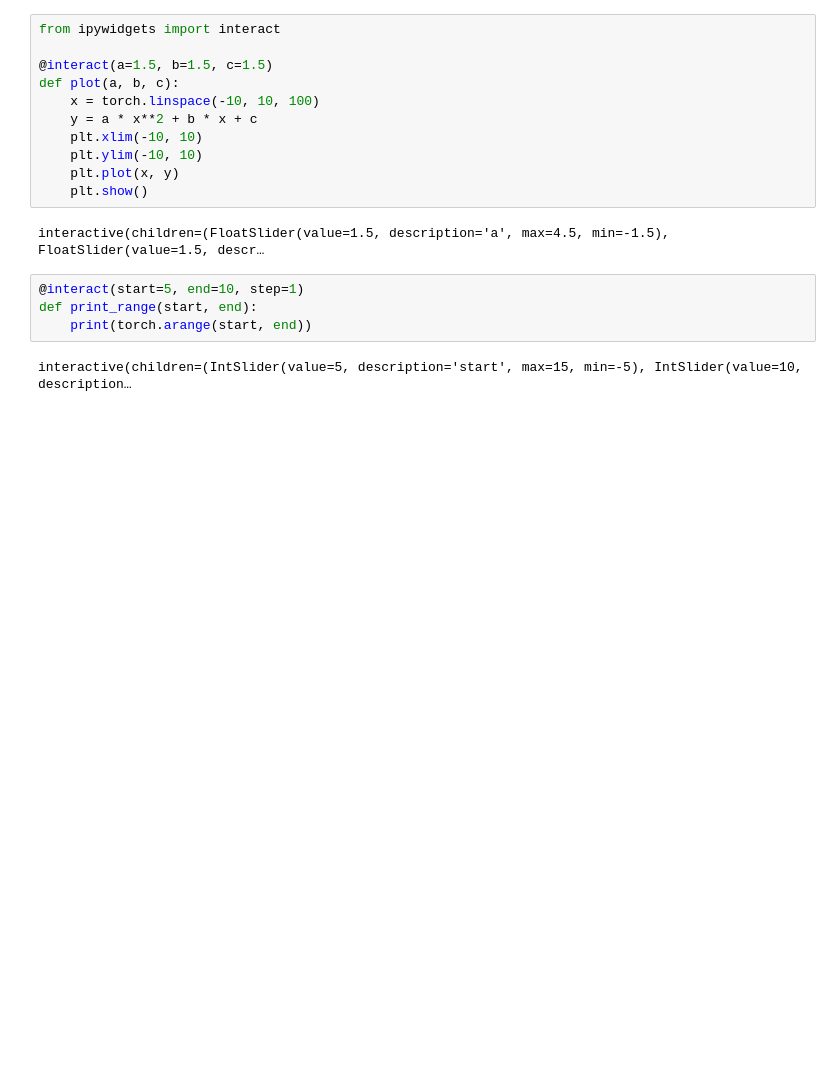
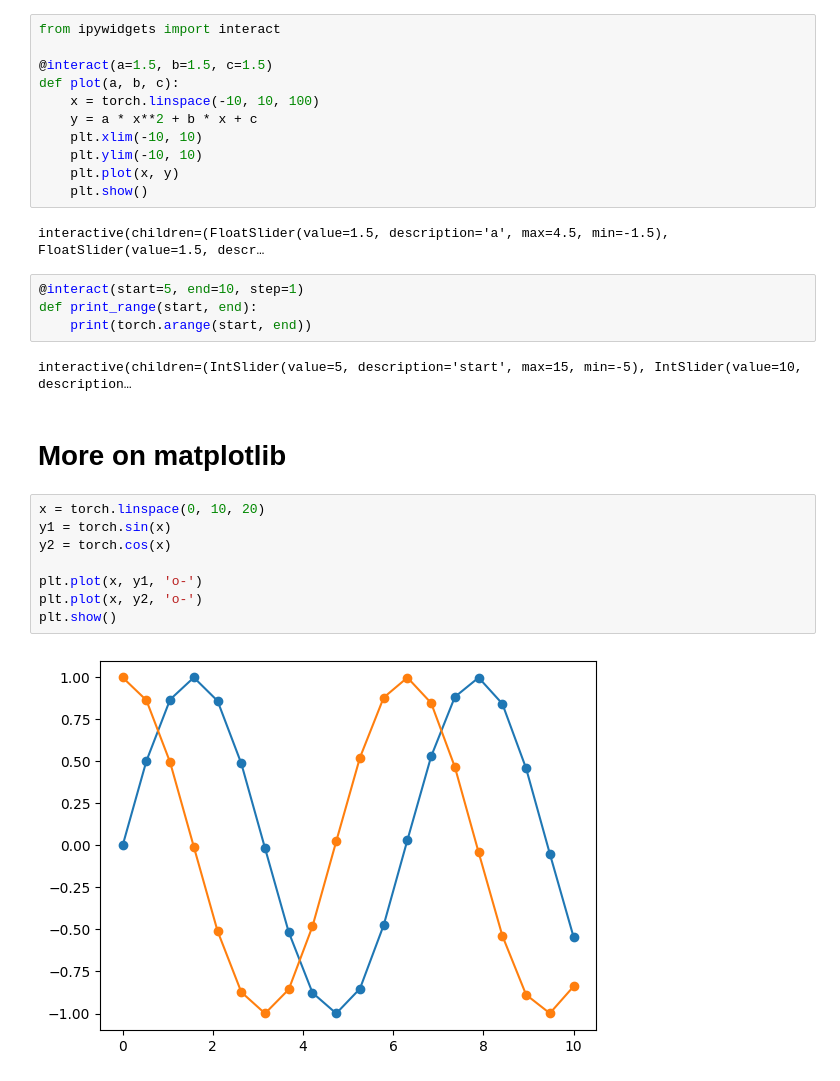
Before and after one commit to MissingSemesterCUET/ML, a Jupyter notebook: lecture1.ipynb, the cells around one changed output. Cells and saved outputs as stored; diff of their text form; blank space fills up the shorter version.

Commit message:
feat: Add matplotlib section and update executed cells in lecture notebooks.

```diff
--- a/lecture1.ipynb
+++ b/lecture1.ipynb
@@ -523,3 +523,15 @@ def print_range(start, end):
     print(torch.arange(start, end))
 # %% [output]
 interactive(children=(IntSlider(value=5, description='start', max=15, min=-5), IntSlider(value=10, description…
+# %% [markdown]
+# More on matplotlib
+# %%
+x = torch.linspace(0, 10, 20)
+y1 = torch.sin(x)
+y2 = torch.cos(x)
+
+plt.plot(x, y1, 'o-')
+plt.plot(x, y2, 'o-')
+plt.show()
+# %% [output]
+[figure, added]
```
Also changed, not shown: parts of 2 cells of this notebook, 1 other file.
